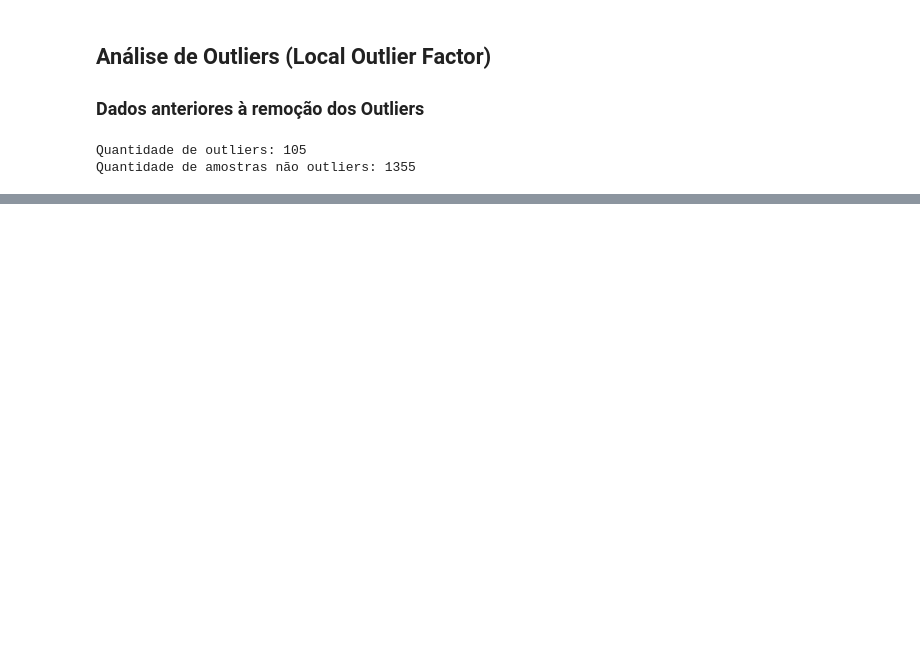
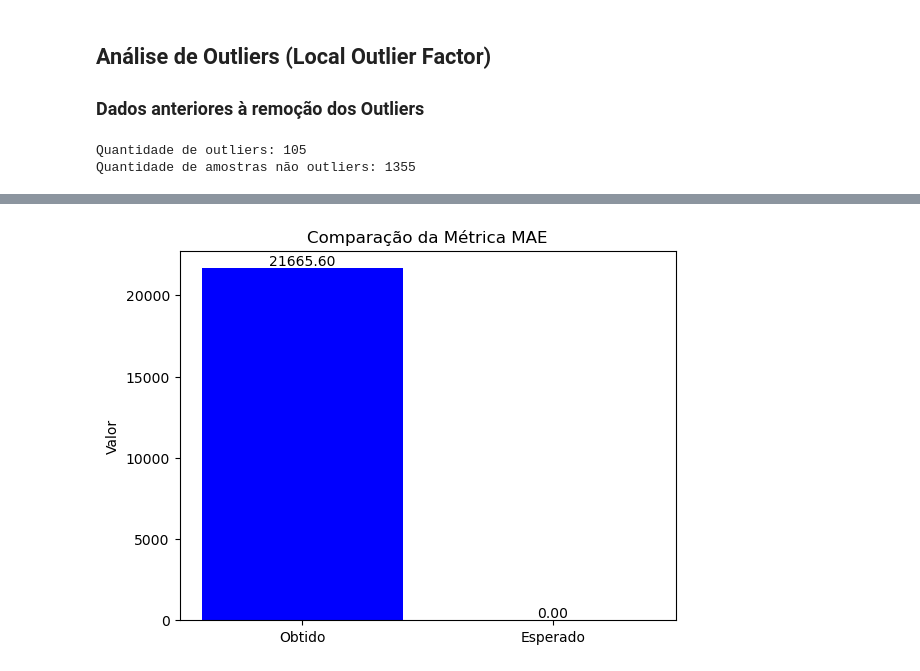
Before and after one commit to ti-danielmartins/HousePrices_C3_Analise, a Jupyter notebook: HousePrices_C3_Analise.ipynb, the cells around one changed output, grey strips where cells are left out. Saved outputs shown, nothing was run; the diff lists cells and outputs as text; code cells hidden in the pictures; blank space fills up the shorter version.

```diff
--- a/HousePrices_C3_Analise.ipynb
+++ b/HousePrices_C3_Analise.ipynb
@@ -471,0 +424,26 @@ for column in data.columns:
+# %%
+X = data.drop(['SalePrice'], axis=1)
+y = data['SalePrice']
+
+# Dividir os dados em conjunto de treinamento e teste
+X_train, X_test, y_train, y_test = train_test_split(X, y, test_size=0.2, random_state=42)
+
+# Criar o modelo de regressão linear
+model = LinearRegression()
+
+# Treinar o modelo com os dados de treinamento
+model.fit(X_train, y_train)
+
+# Fazer previsões usando o modelo treinado
+y_pred = model.predict(X_test)
+
+# Avaliar o desempenho do modelo
+mse = mean_squared_error(y_test, y_pred)
+mae = mean_absolute_error(y_test, y_pred)
+rmse = np.sqrt(mse)
+r2 = r2_score(y_test, y_pred)
+
+# Imprimir as métricas de avaliação
+print("Mean Absolute Error (MAE):", mae)
+print("Root Mean Squared Error (RMSE):", rmse)
+print("R-squared (R2):", r2)
@@ -540,0 +609,19 @@ Quantidade de amostras não outliers: 1355
+# %%
+# Definir os valores obtidos e esperados
+obtido_mae = mae
+esperado_mae = perfect_mae
+
+# Criar o gráfico de barras
+fig, ax = plt.subplots()
+ax.bar(['Obtido', 'Esperado'], [obtido_mae, esperado_mae], color=['blue', 'green'])
+
+# Adicionar os valores no topo das barras
+ax.text(0, obtido_mae, f'{obtido_mae:.2f}', ha='center', va='bottom', color='black')
+ax.text(1, esperado_mae, f'{esperado_mae:.2f}', ha='center', va='bottom', color='black')
+
+# Definir os títulos e rótulos do gráfico
+ax.set_title('Comparação da Métrica MAE')
+ax.set_ylabel('Valor')
+plt.show()
+# %% [output]
+[figure, added]
```
Also changed, not shown: parts of 28 cells of this notebook.
